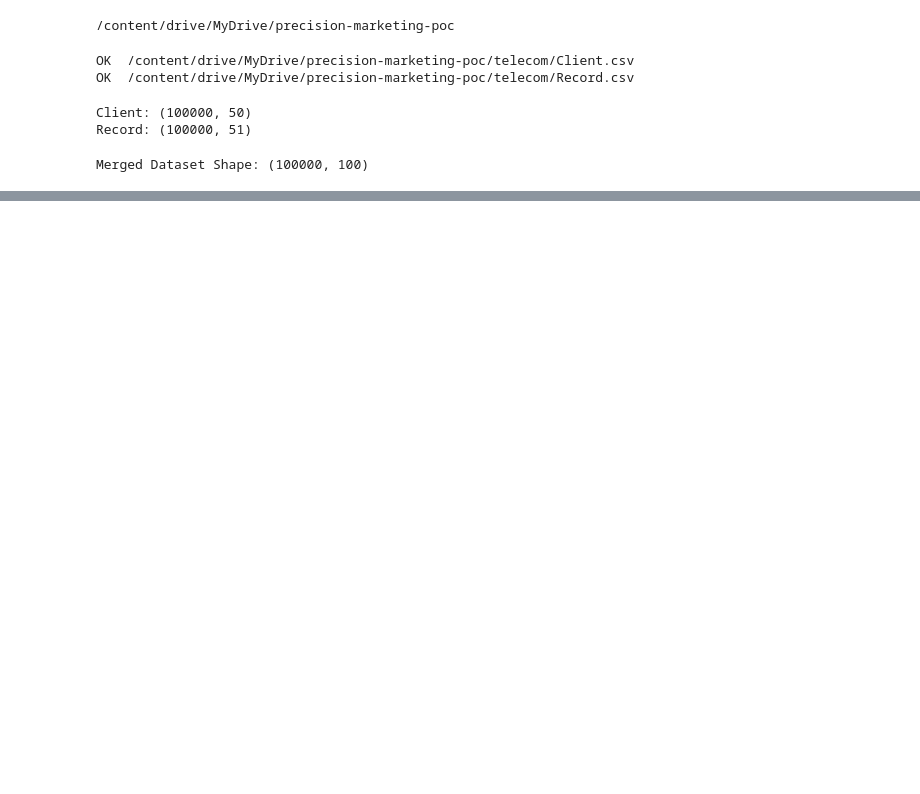
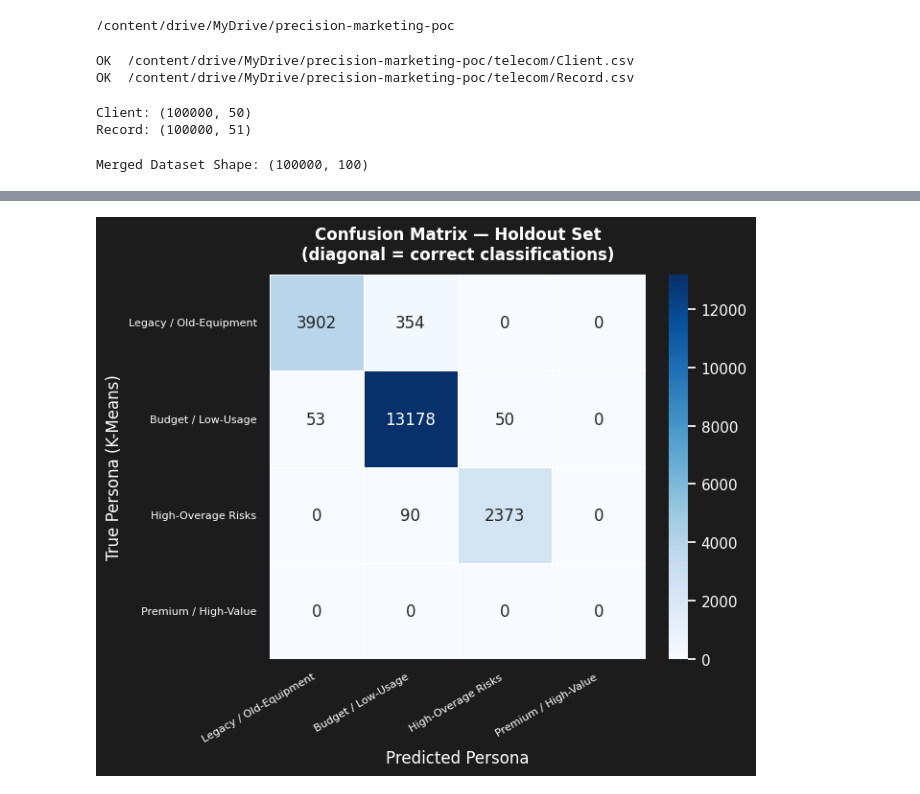
Before and after one commit to Prajwal-13-dev/precision-marketing-poc, a Jupyter notebook: precision_marketing_poc.ipynb, the cells around one changed output, grey strips where cells are left out. Saved outputs shown, nothing was run; the diff lists cells and outputs as text; code cells hidden in the pictures; blank space fills up the shorter version.

Commit message:
model and feature extraction

```diff
--- a/precision_marketing_poc.ipynb
+++ b/precision_marketing_poc.ipynb
@@ -207,0 +370,83 @@ Data is successfully imputed, scaled, and ready for K-Means Clustering.
+# %%
+
+ACCENT = ['#C44E52', '#DD8452', '#4C72B0', '#55A868']
+holdout_labels = kmeans_final.predict(X_holdout_scaled)
+y_pred         = xgb_model.predict(X_holdout_scaled)
+
+accuracy = accuracy_score(holdout_labels, y_pred)
+print(f"\nHonest Holdout Accuracy: {accuracy * 100:.2f}%")
+
+target_names = [persona_map[i] for i in range(4)]
+print("\nDetailed Persona Report:")
+print(classification_report(
+    holdout_labels, y_pred,
+    labels=[0, 1, 2, 3],
+    target_names=target_names,
+    zero_division=0
+))
+
+# ── Confusion Matrix
+fig, ax = plt.subplots(figsize=(7, 6), facecolor='#1c1c1c')
+ax.set_facecolor('#1c1c1c')
+cm = confusion_matrix(holdout_labels, y_pred, labels=[0, 1, 2, 3])
+sns.heatmap(cm, annot=True, fmt='d', cmap='Blues',
+            xticklabels=target_names, yticklabels=target_names, ax=ax,
+            linewidths=0.5)
+ax.set_title('Confusion Matrix — Holdout Set\n(diagonal = correct classifications)',
+             color='white', fontweight='bold', pad=12)
+ax.set_xlabel('Predicted Persona', color='white')
+ax.set_ylabel('True Persona (K-Means)', color='white')
+plt.xticks(rotation=30, ha='right', color='white', fontsize=8)
+plt.yticks(rotation=0, color='white', fontsize=8)
+plt.tight_layout()
+plt.show()
+
+# CHURN VALIDATION
+
+
+# Tag holdout rows with their predicted persona
+holdout_df = X_holdout.copy()
+holdout_df['predicted_persona_id'] = y_pred
+holdout_df['churn'] = y_holdout.values
+holdout_df['persona_name'] = holdout_df['predicted_persona_id'].map(persona_map)
+
+churn_by_persona = (
+    holdout_df.groupby('persona_name')['churn']
+    .agg(['mean', 'count'])
+    .rename(columns={'mean': 'churn_rate', 'count': 'n_customers'})
+    .sort_values('churn_rate', ascending=False)
+)
+churn_by_persona['churn_rate_pct'] = (churn_by_persona['churn_rate'] * 100).round(1)
+
+print("\nChurn Rate by Predicted Persona (on real churn labels):")
+print(churn_by_persona[['n_customers', 'churn_rate_pct']].to_string())
+
+# Flight Risk Chart
+fig, ax = plt.subplots(figsize=(9, 5), facecolor='#1c1c1c')
+ax.set_facecolor('#1c1c1c')
+
+bars = ax.bar(
+    churn_by_persona.index,
+    churn_by_persona['churn_rate_pct'],
+    color=ACCENT[:len(churn_by_persona)],
+    edgecolor='none',
+    width=0.6
+)
+for bar, (_, row) in zip(bars, churn_by_persona.iterrows()):
+    ax.text(bar.get_x() + bar.get_width() / 2,
+            bar.get_height() + 0.8,
+            f"{row['churn_rate_pct']}%\n(n={row['n_customers']:,})",
+            ha='center', va='bottom', color='white', fontsize=10, fontweight='bold')
+
+ax.set_title('Flight Risk: Real Churn Rate by Predicted Persona\n'
+             '(Ground truth churn labels — not K-Means artifacts)',
+             color='white', fontweight='bold', pad=15)
+ax.set_xlabel('Marketing Persona', color='white', labelpad=10)
+ax.set_ylabel('Actual Churn Rate (%)', color='white')
+ax.tick_params(colors='white')
+ax.set_ylim(0, churn_by_persona['churn_rate_pct'].max() * 1.25)
+plt.xticks(rotation=15, ha='right')
+sns.despine()
+plt.tight_layout()
+plt.show()
+# %% [output]
@@ -207,0 +467 @@ Data is successfully imputed, scaled, and ready for K-Means Clustering.
+[figure, added]
```
Also changed, not shown: parts of 12 cells of this notebook.
